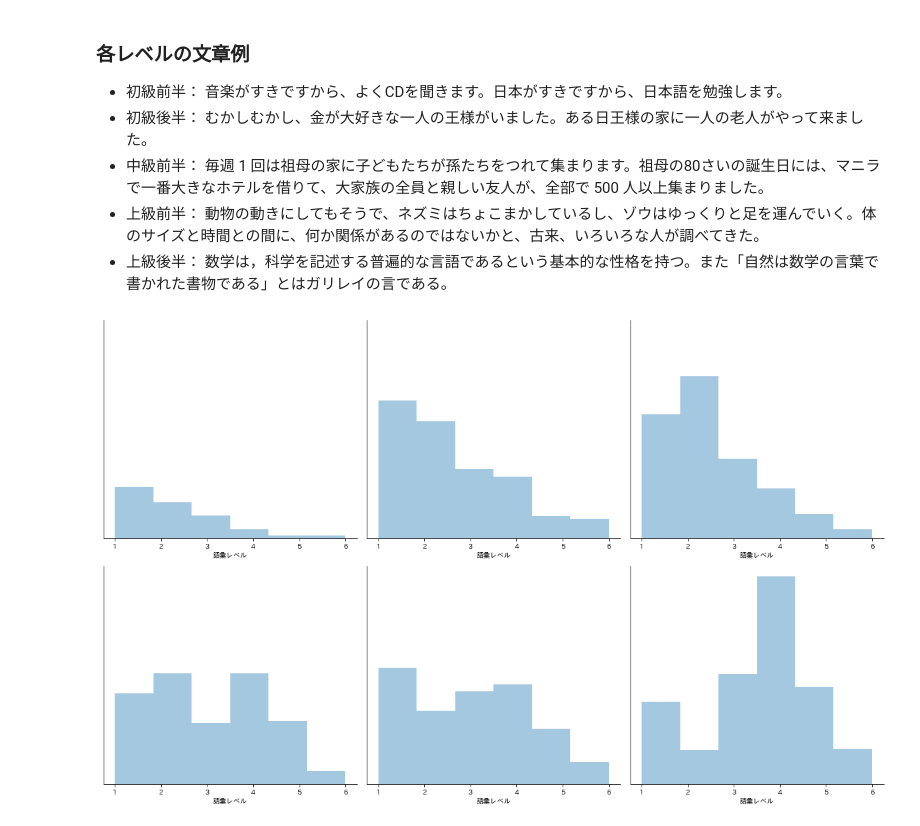
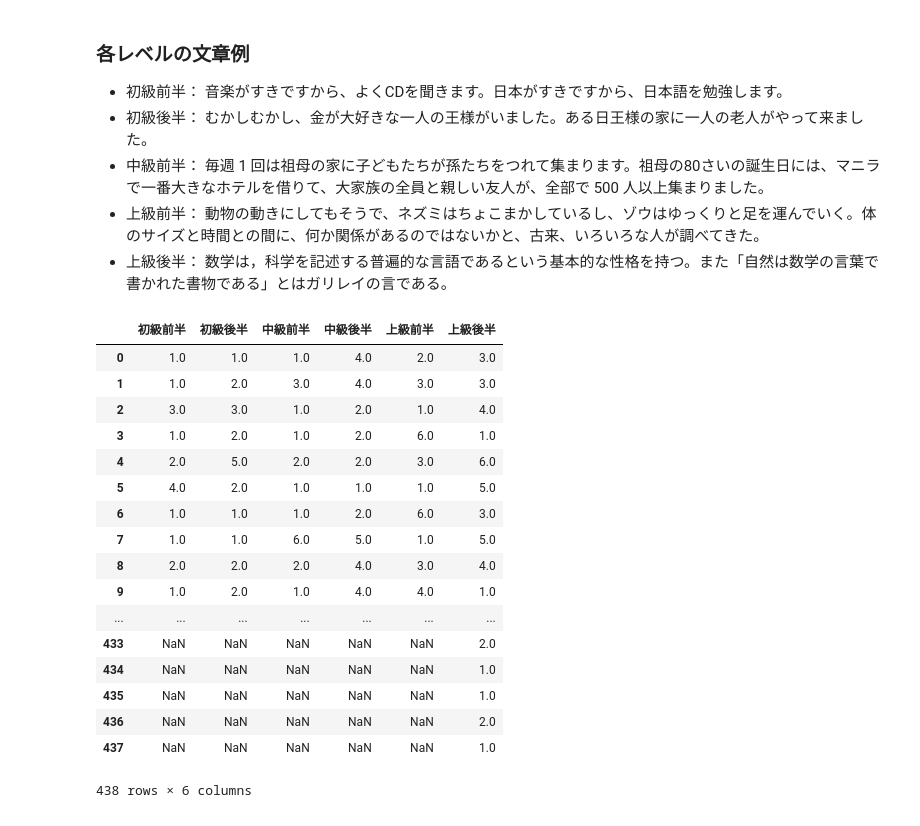
Before and after one commit to crazymaster/jats, a Jupyter notebook: notebooks/201906-slide.ipynb, the cells around one changed output. Drawn from its saved outputs; the diff is of its cells as text; code cells hidden in the pictures.

```diff
--- a/notebooks/201906-slide.ipynb
+++ b/notebooks/201906-slide.ipynb
@@ -41,23 +41,3 @@
 - 中級前半： 毎週 1 回は祖母の家に子どもたちが孫たちをつれて集まります。祖母の80さいの誕生日には、マニラで一番大きなホテルを借りて、大家族の全員と親しい友人が、全部で 500 人以上集まりました。
 - 上級前半： 動物の動きにしてもそうで、ネズミはちょこまかしているし、ゾウはゆっくりと足を運んでいく。体のサイズと時間との間に、何か関係があるのではないかと、古来、いろいろな人が調べてきた。
 - 上級後半： 数学は，科学を記述する普遍的な言語であるという基本的な性格を持つ。また「自然は数学の言葉で書かれた書物である」とはガリレイの言である。
-# %%
-%matplotlib inline
-from jatr import load_text
-import jatr.vocab as jv
-import seaborn as sns
-import japanize_matplotlib
-import matplotlib.pyplot as plt
-
-f, axes = plt.subplots(2, 3, figsize=(16, 10), sharey=True)
-sns.despine(top=True)
-sns.distplot(jv.Vocab(load_text('../data/サンプルテキスト/初級前半.txt')).level_list, kde=False, ax=axes[0, 0], axlabel='語彙レベル', bins=6)
-sns.distplot(jv.Vocab(load_text('../data/サンプルテキスト/初級後半.txt')).level_list, kde=False, ax=axes[0, 1], axlabel='語彙レベル', bins=6)
-sns.distplot(jv.Vocab(load_text('../data/サンプルテキスト/中級前半.txt')).level_list, kde=False, ax=axes[0, 2], axlabel='語彙レベル', bins=6)
-sns.distplot(jv.Vocab(load_text('../data/サンプルテキスト/中級後半.txt')).level_list, kde=False, ax=axes[1, 0], axlabel='語彙レベル', bins=6)
-sns.distplot(jv.Vocab(load_text('../data/サンプルテキスト/上級前半.txt')).level_list, kde=False, ax=axes[1, 1], axlabel='語彙レベル', bins=6)
-sns.distplot(jv.Vocab(load_text('../data/サンプルテキスト/上級後半.txt')).level_list, kde=False, ax=axes[1, 2], axlabel='語彙レベル', bins=6)
-plt.setp(axes, yticks=[])
-plt.tight_layout()
-# %% [output]
-[figure, removed]
@@ -63,0 +52,29 @@ plt.tight_layout()
+# %%
+%matplotlib inline
+import seaborn as sns
+import japanize_matplotlib
+import matplotlib.pyplot as plt
+import pandas as pd
+
+df = pd.pandas.DataFrame.from_dict({level: level_lists[i] for i, level in enumerate(levels)}, orient='index')
+df = df.transpose()
+df
+# %% [output]
+|  | 初級前半 | 初級後半 | 中級前半 | 中級後半 | 上級前半 | 上級後半 |
+| 0 | 1.0 | 1.0 | 1.0 | 4.0 | 2.0 | 3.0 |
+| 1 | 1.0 | 2.0 | 3.0 | 4.0 | 3.0 | 3.0 |
+| 2 | 3.0 | 3.0 | 1.0 | 2.0 | 1.0 | 4.0 |
+| 3 | 1.0 | 2.0 | 1.0 | 2.0 | 6.0 | 1.0 |
+| 4 | 2.0 | 5.0 | 2.0 | 2.0 | 3.0 | 6.0 |
+| 5 | 4.0 | 2.0 | 1.0 | 1.0 | 1.0 | 5.0 |
+| 6 | 1.0 | 1.0 | 1.0 | 2.0 | 6.0 | 3.0 |
+| 7 | 1.0 | 1.0 | 6.0 | 5.0 | 1.0 | 5.0 |
+| 8 | 2.0 | 2.0 | 2.0 | 4.0 | 3.0 | 4.0 |
+| 9 | 1.0 | 2.0 | 1.0 | 4.0 | 4.0 | 1.0 |
+| ... | ... | ... | ... | ... | ... | ... |
+| 433 | NaN | NaN | NaN | NaN | NaN | 2.0 |
+| 434 | NaN | NaN | NaN | NaN | NaN | 1.0 |
+| 435 | NaN | NaN | NaN | NaN | NaN | 1.0 |
+| 436 | NaN | NaN | NaN | NaN | NaN | 2.0 |
+| 437 | NaN | NaN | NaN | NaN | NaN | 1.0 |
+438 rows × 6 columns
```
Also changed, not shown: parts of 5 cells of this notebook, 1 other file.
